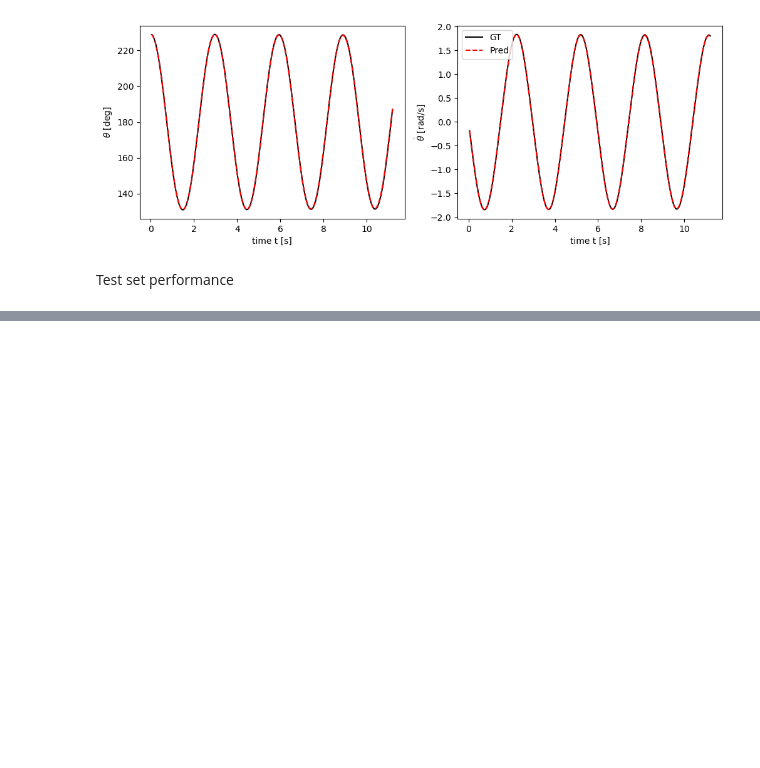
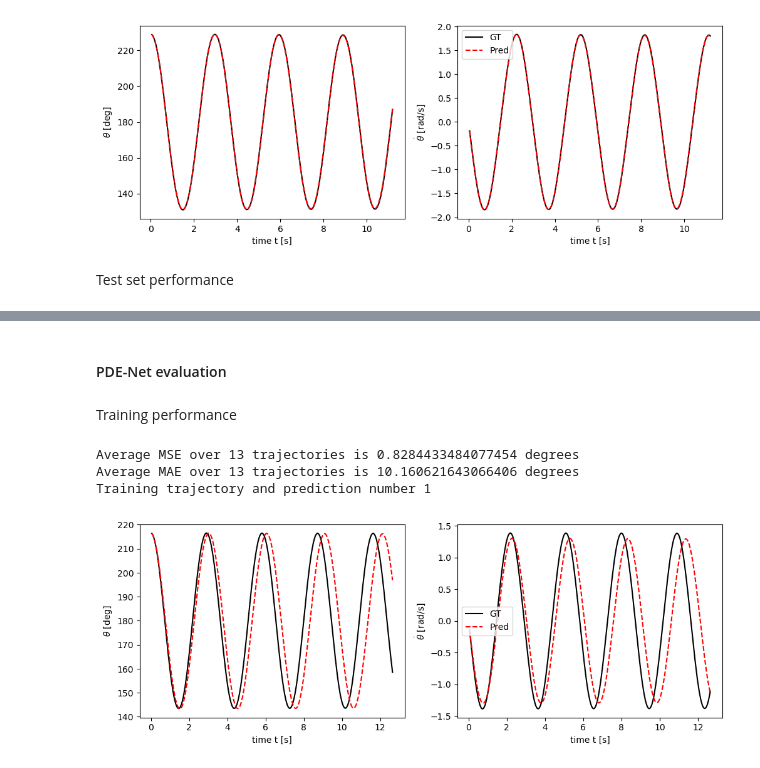
Before and after one commit to kamarain/course_examples, a Jupyter notebook: ODE_pendulum.ipynb, the cells around one changed output, grey strips where cells are left out. Cells and saved outputs as stored; diff of their text form; code cells hidden in the pictures; blank space fills up the shorter version.

```diff
--- a/ODE_pendulum.ipynb
+++ b/ODE_pendulum.ipynb
@@ -427,0 +618,5 @@ pendulum_comparison_plot(t_plot,y_plot.t(),t_plot, y_pred_plot.t())
+# %%
+model_pdenet = PDENet(2,16,2)
+
+print(model_pdenet)
+print(f'The model has {sum(p.numel() for p in model_pdenet.parameters())} parameters ({sum(p.numel() for p in model_pdenet.parameters() if p.requires_grad)} trainable)')
@@ -427,0 +679,48 @@ pendulum_comparison_plot(t_plot,y_plot.t(),t_plot, y_pred_plot.t())
+# %% [markdown]
+#### PDE-Net evaluation
+# %% [markdown]
+Training performance
+# %%
+model_pdenet.eval()
+print_ind = np.random.randint(0,N_tr)
+
+ind = -1
+theta_mse = []
+theta_mae = []
+for y,t in zip(Y_tr,T_tr):
+    ind += 1
+    y = torch.from_numpy(y).float().t() # shape N,2
+    t = torch.from_numpy(t).float()
+    t = t.view(len(t),1) # shape Nhttps://pytorch.org/docs/stable/generated/torch.t.html#torch.t,1
+
+    y_in = y[:-1,:]
+    y_out = y[1:,:]
+    t_out = t[1:]
+    y_pred = torch.empty(y_out.shape)
+    y_pred[0,:] = model_pdenet(y_in[0,:].float(),stepnum)
+
+    for te_ind in range(1,y_out.shape[0]):
+        y_pred[te_ind,:] = model_pdenet(y_pred[te_ind-1,:], stepnum)
+    y_pred = y_pred.detach()
+    y = y_out # First element is not counted as it is not estimated
+    t = t_out
+
+    theta_mse.append(torch.sqrt(torch.sum(torch.pow(y[:,0]-y_pred[:,0],2)))/y.shape[0])
+    theta_mae.append(torch.sum(abs(y[:,0]-y_pred[:,0]))/y.shape[0])
+
+    if ind == print_ind:
+        y_plot = y
+        y_pred_plot = y_pred
+        t_plot = t
+
+avg_theta_mse = sum(theta_mse)/N_tr
+avg_theta_mae = sum(theta_mae)/N_tr
+print(f'Average MSE over {N_tr} trajectories is {avg_theta_mse*180/np.pi} degrees')
+print(f'Average MAE over {N_tr} trajectories is {avg_theta_mae*180/np.pi} degrees')
+print(f'Training trajectory and prediction number {print_ind}')
+pendulum_comparison_plot(t_plot,y_plot.t(),t_plot, y_pred_plot.t())
+# %% [output]
+Average MSE over 13 trajectories is 0.8284433484077454 degrees
+Average MAE over 13 trajectories is 10.160621643066406 degrees
+Training trajectory and prediction number 1
+[figure, added]
```
Also changed, not shown: parts of 21 cells of this notebook.
